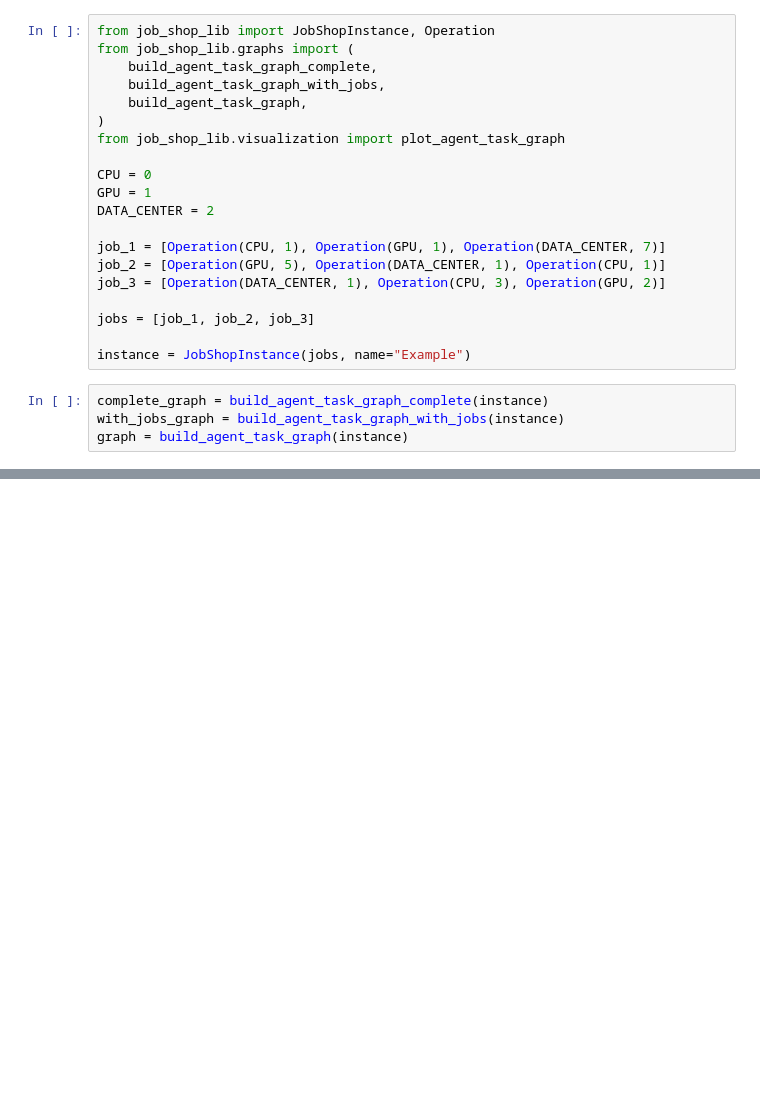
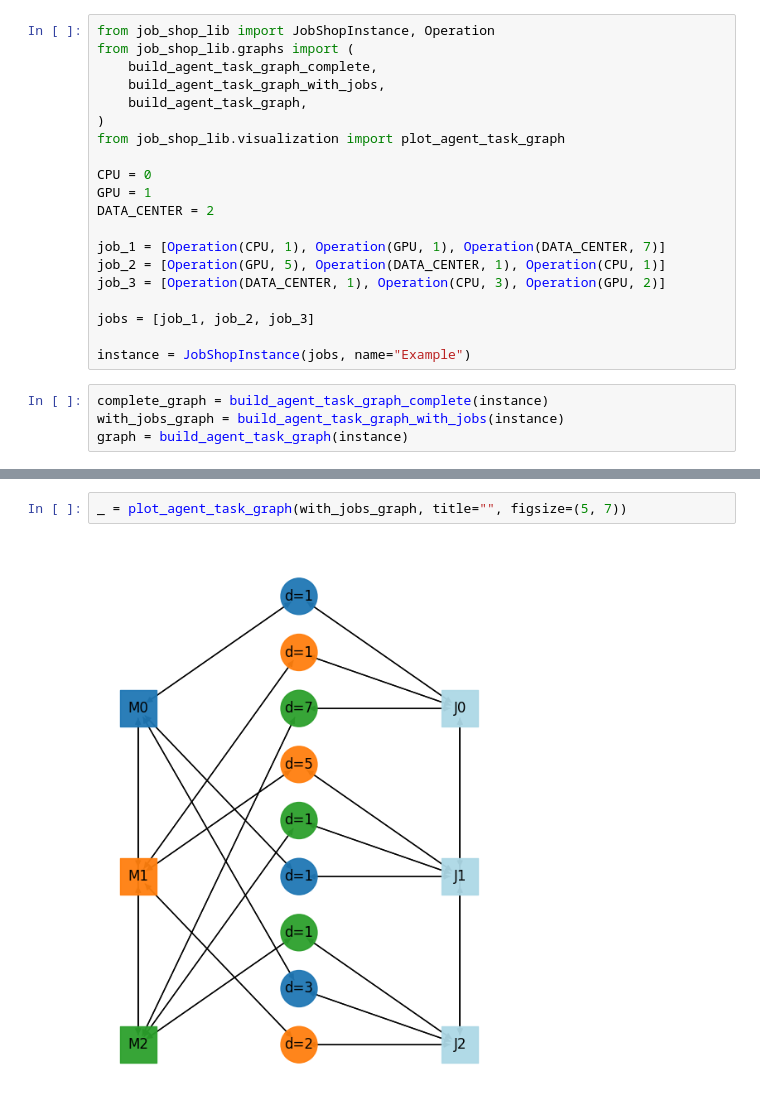
Before and after one commit to Pabloo22/job_shop_lib, a Jupyter notebook: tutorial/07-Agent-Task-Graph.ipynb, the cells around one changed output, grey strips where cells are left out. Saved outputs shown, nothing was run; the diff lists cells and outputs as text; blank space fills up the shorter version.

```diff
--- a/tutorial/07-Agent-Task-Graph.ipynb
+++ b/tutorial/07-Agent-Task-Graph.ipynb
@@ -29,0 +29,4 @@ ValueError: 'c' argument has 3 elements, which is inconsistent with 'x' and 'y'
+# %%
+_ = plot_agent_task_graph(with_jobs_graph, title="", figsize=(5, 7))
+# %% [output]
+[figure, added]
```
Also changed, not shown: parts of 3 cells of this notebook, 1 other file.
